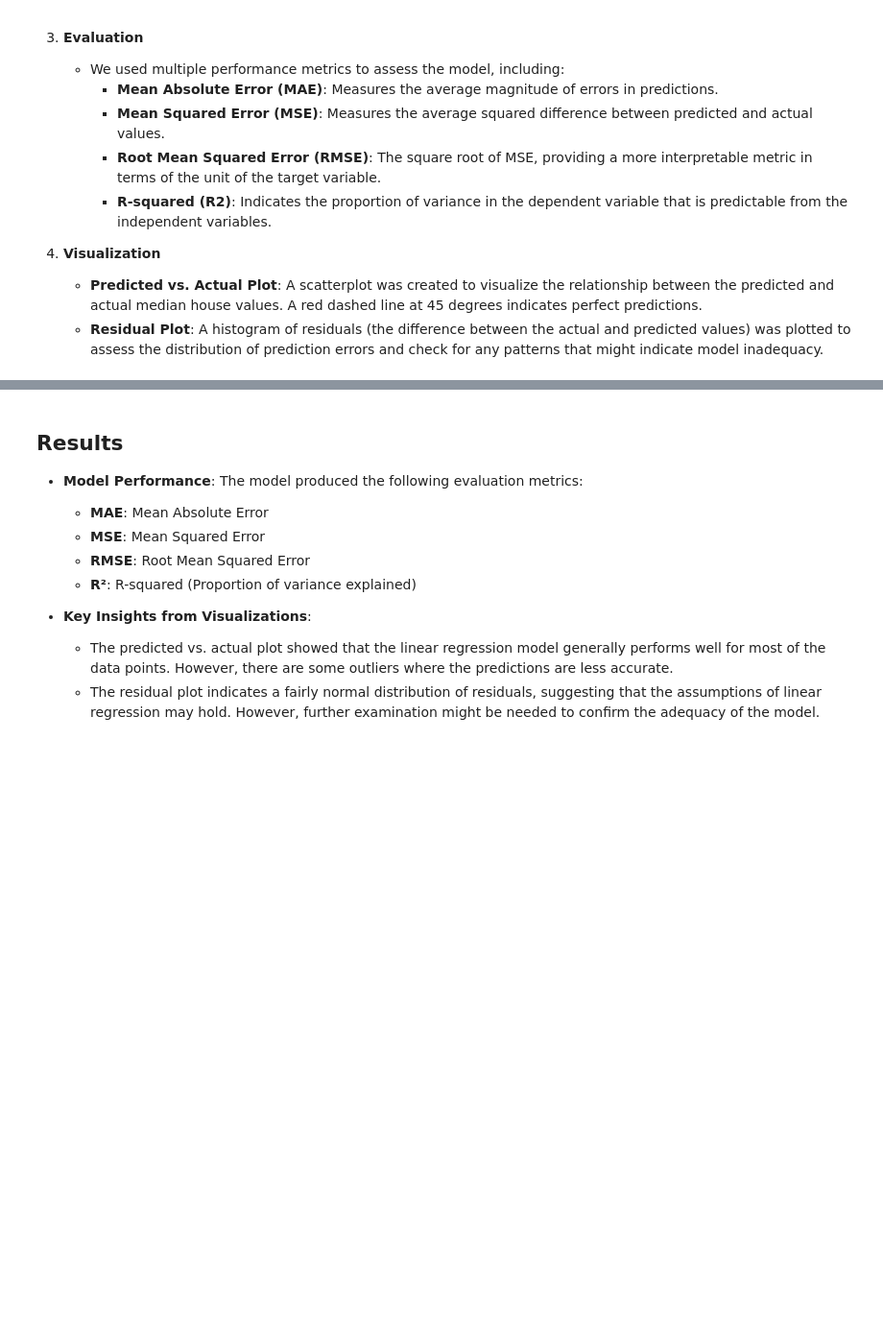
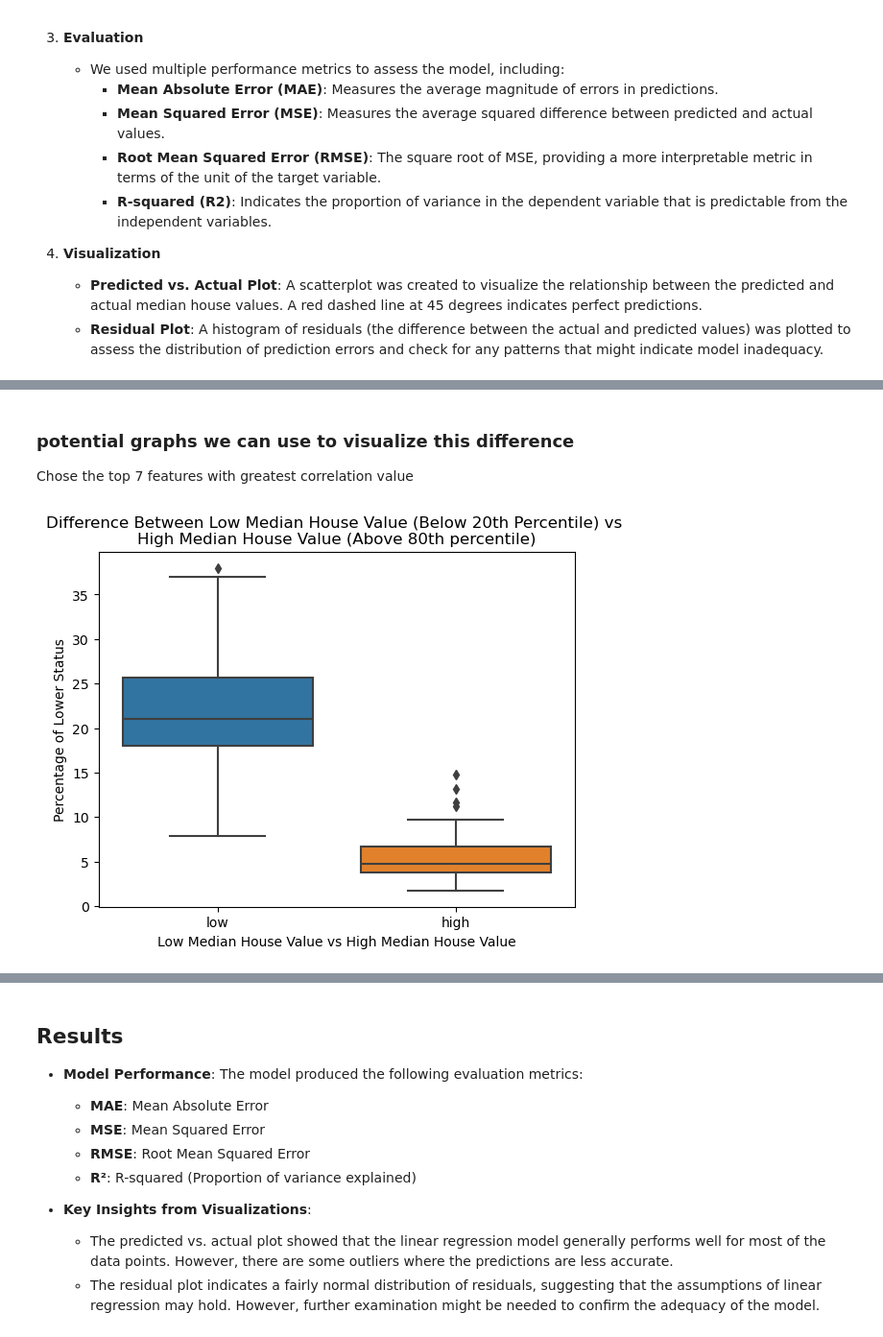
Before and after one commit to yzhao2433/LoanDelinquencyProject, a Jupyter notebook: HW1.ipynb, the cells around one changed output, grey strips where cells are left out. Shown at 96% size. Saved outputs shown, nothing was run; the diff lists cells and outputs as text; code cells hidden in the pictures; blank space fills up the shorter version.

Commit message:
added visualizations and added transformations and feature selection option

```diff
--- a/HW1.ipynb
+++ b/HW1.ipynb
@@ -82,0 +142,3 @@ sns.pairplot(df)
+# %%
+high_prices = df[(df["medv"]>df["medv"].quantile(0.80))]
+high_prices.describe()
@@ -82,0 +155,3 @@ sns.pairplot(df)
+# %%
+low_prices = df[(df["medv"]<df["medv"].quantile(0.20))]
+low_prices.describe()
@@ -82,0 +186,22 @@ sns.pairplot(df)
+# %% [markdown]
+### potential graphs we can use to visualize this difference
+
+Chose the top 7 features with greatest correlation value
+# %%
+low_prices_df = pd.DataFrame(low_prices)
+low_prices_df.reset_index(inplace=True)
+low_prices_df["price_cat"] = "low"
+
+high_prices_df = pd.DataFrame(high_prices)
+high_prices_df.reset_index(inplace=True)
+high_prices_df["price_cat"] = "high"
+combined_df = pd.concat([low_prices_df, high_prices_df])
+# %%
+sns.boxplot(x="price_cat", y="lstat", data=combined_df)
+plt.title("Difference Between Low Median House Value (Below 20th Percentile) vs \n" \
+"High Median House Value (Above 80th percentile)")
+plt.xlabel("Low Median House Value vs High Median House Value")
+plt.ylabel("Percentage of Lower Status")
+plt.show()
+# %% [output]
+[figure, added]
```
Also changed, not shown: parts of 25 cells of this notebook.
